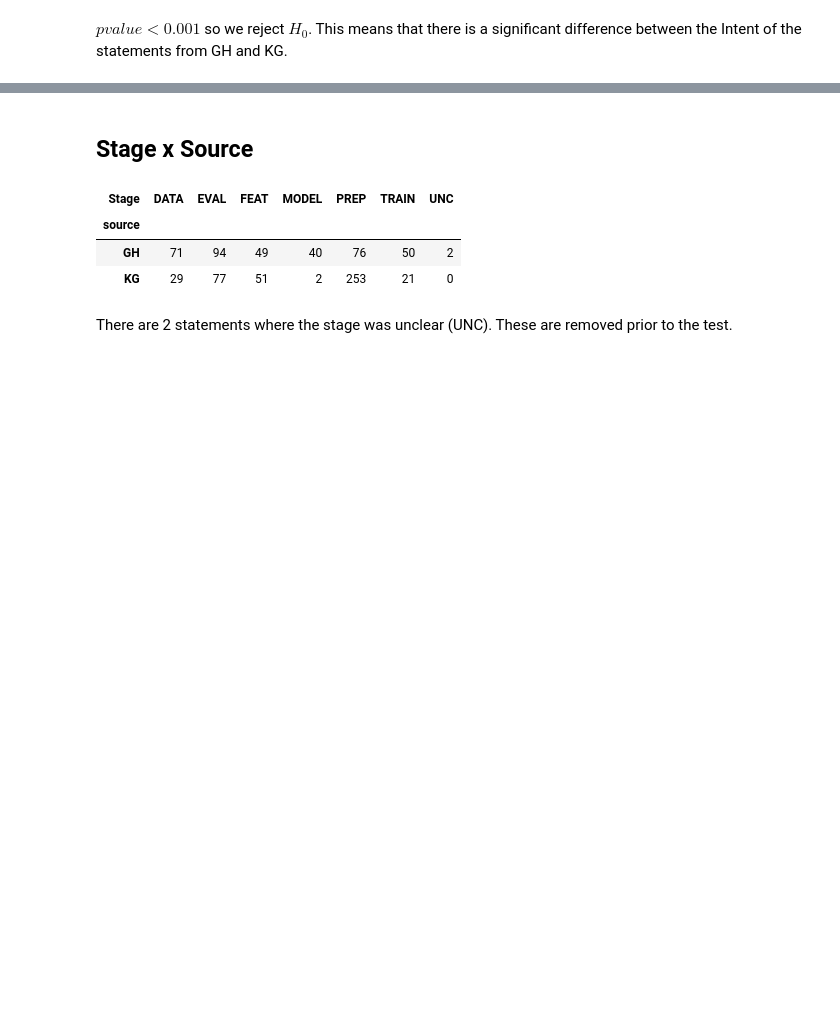
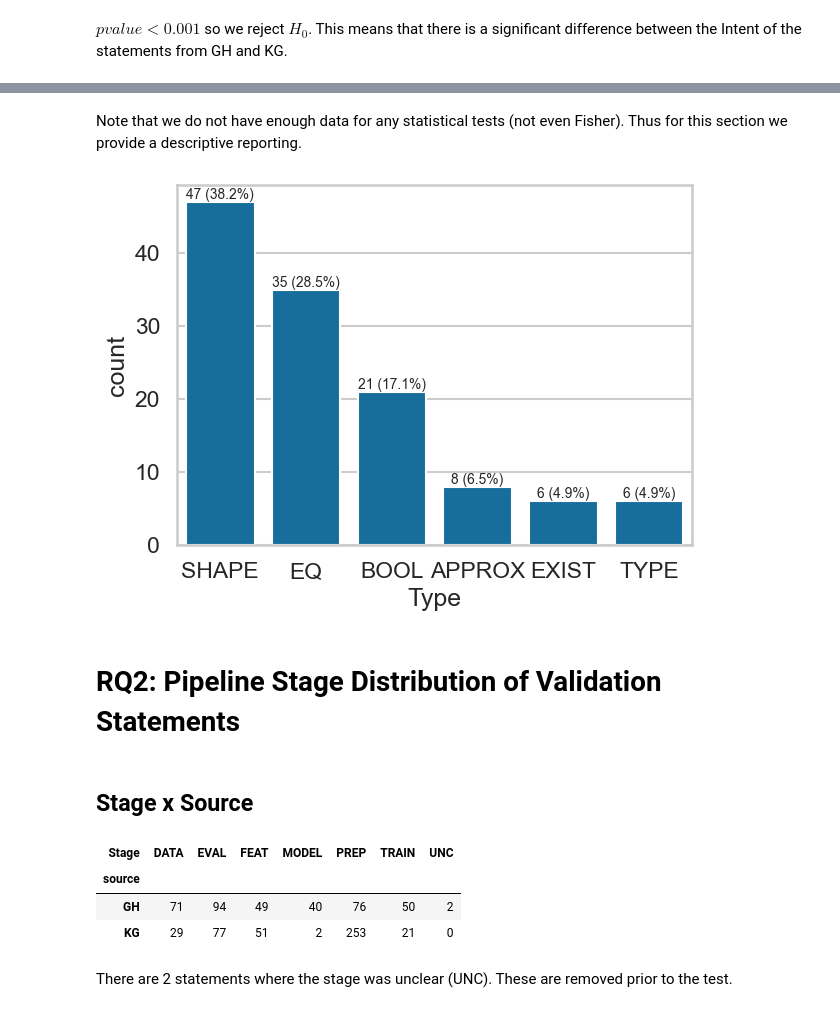
Before and after one commit to arumoy-shome/shome2023notebook, a Jupyter notebook: notebooks/results.ipynb, the cells around one changed output, grey strips where cells are left out. Saved outputs shown, nothing was run; the diff lists cells and outputs as text; code cells hidden in the pictures; blank space fills up the shorter version.

```diff
--- a/notebooks/results.ipynb
+++ b/notebooks/results.ipynb
@@ -126,0 +170,2 @@ $pvalue < 0.001$ so we reject $H_0$. This means that there is a significant diff
+# %%
+d = data[data["Intent"] == "VAL"]
@@ -127,3 +200,19 @@ $pvalue < 0.001$ so we reject $H_0$. This means that there is a significant diff
+# %% [markdown]
+Note that we do not have enough data for any statistical tests (not even Fisher). Thus for this section we provide a descriptive reporting.
+# %%
+ax = sns.countplot(
+    data=d,
+    x="Type",
+    order=d["Type"].value_counts().index,
+    # hue="source",
+)
+annot_count_with_percent(ax)
+ax.get_figure().tight_layout()
+ax.get_figure().savefig("report/distribution-intent-val.pdf")
+# %% [output]
+[figure, added]
+# %% [markdown]
+# RQ2: Pipeline Stage Distribution of Validation Statements
 # %% [markdown]
 ## Stage x Source
 # %%
```
Also changed, not shown: parts of 33 cells of this notebook, 1 other file.
